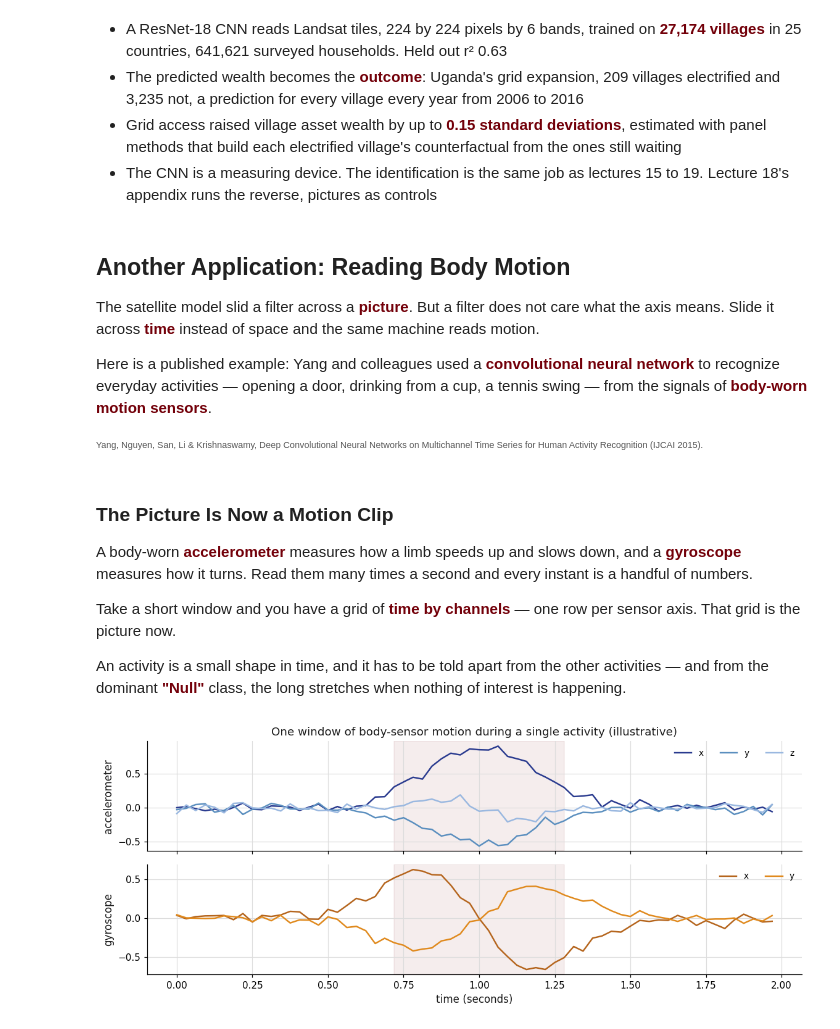
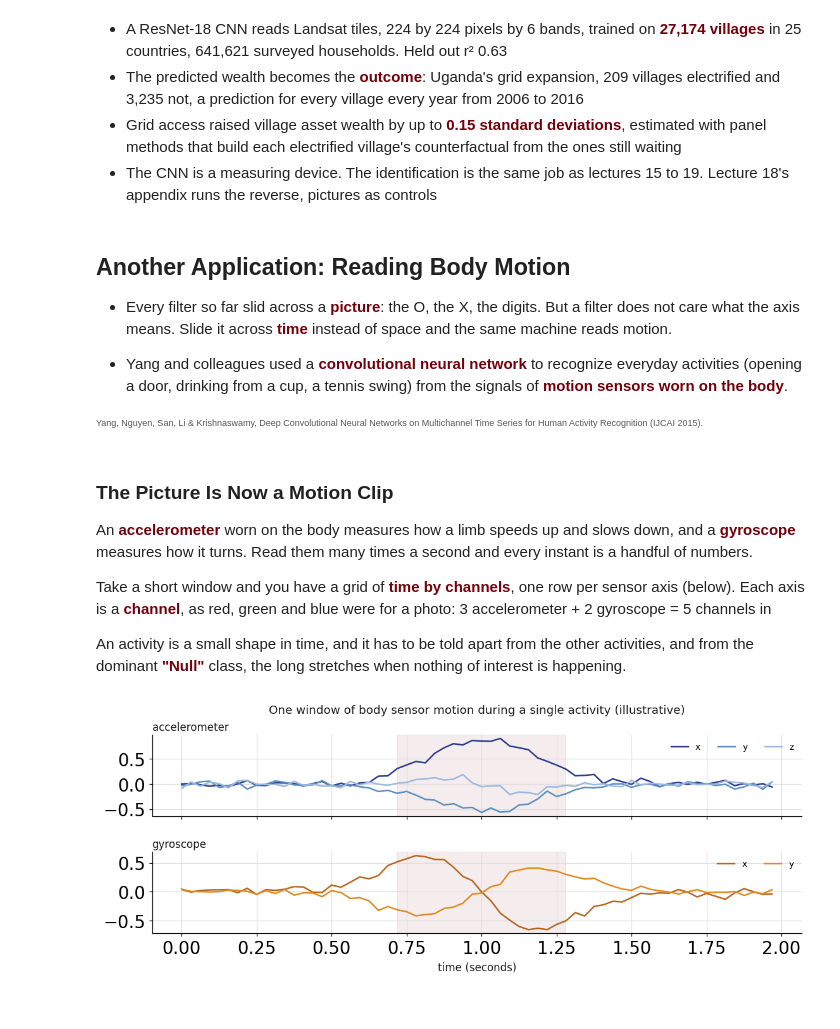
Before and after one commit to Applied-Econometric-Methods/ECON594-Causal-Machine-Learning, a Jupyter notebook: Lectures/13-Convolutional-Neural-Networks.ipynb, the cells around one changed output. Cells and saved outputs as stored; diff of their text form; code cells hidden in the pictures.

```diff
--- a/Lectures/13-Convolutional-Neural-Networks.ipynb
+++ b/Lectures/13-Convolutional-Neural-Networks.ipynb
@@ -905,0 +946,3 @@ note(ax, 8.1, -6.3, "3 + 0 + 0 = %g, then the bias" % total, fs=12.5, ha="center
+# %%
+fig, ax = frame((13.8, 4.8), (-0.3, 26.6), (-8.15, 1.0))
+_ = color_pipeline(ax, RED_O, CFILTER, cell=0.5)
@@ -1100,0 +1314,31 @@ pass 5   held back digits read correctly: 91.2%
+# %%
+fig, ax = frame((12.8, 4.9), (-0.4, 14.6), (-5.4, 1.3))
+a = code_line(ax, 0.4, 0.75, [("nn.Linear(", chh.INK), ("in_features=676", IN_C), (", ", chh.INK),
+                              ("out_features=10", OUT_C), (")", chh.INK)])
+with torch.no_grad():
+    pooled_maps = digits.pool(F.relu(digits.conv(Xtr[k3:k3 + 1])))[0].numpy()
+    raw = digits(Xtr[k3:k3 + 1])[0].numpy()
+# four pooled maps, then laid end to end
+for f in range(4):
+    x0 = 0.4 + f * 1.25
+    ax.imshow(pooled_maps[f], cmap="Blues", extent=(x0, x0 + 1.0, -2.0, -1.0), zorder=3)
+    ax.add_patch(plt.Rectangle((x0, -2.0), 1.0, 1.0, fill=False, edgecolor=POOL, lw=1.4, zorder=4))
+note(ax, 2.7, -0.55, "4 pooled maps, 13 by 13", fs=10.5, ha="center", color=chh.INK)
+arrow(ax, (2.7, -2.15), (2.7, -2.75), lw=1.6)
+col = pooled_maps.reshape(-1)
+ax.imshow(col[None, :], cmap="Blues", aspect="auto", extent=(0.4, 5.0, -3.25, -2.9), zorder=3)
+ax.add_patch(plt.Rectangle((0.4, -3.25), 4.6, 0.35, fill=False, edgecolor=IN_C, lw=2.2, zorder=4))
+note(ax, 2.7, -3.65, "laid end to end: 4 x 13 x 13 = 676 numbers", fs=10.5, ha="center",
+     color=IN_C, weight="bold")
+arrow(ax, (a[1][0], a[1][1] - 0.05), (5.05, -2.95), color=IN_C, lw=1.8, rad=-0.5)
+# the ten outputs
+arrow(ax, (5.3, -3.07), (7.6, -2.1), color=chh.MADRID, lw=1.8)
+note(ax, 6.3, -2.2, "676 weights\n+ 1 bias\nper output", fs=9.5, ha="center", va="bottom", color=chh.MADRID)
+for d in range(10):
+    y = -0.55 - d * 0.44
+    value_box(ax, 8.4, y, "%+.1f" % raw[d], OUT_C, fs=9, w=0.9, h=0.36)
+    note(ax, 9.0, y, "digit %d" % d, fs=9.5, color=chh.FITLINE if d == raw.argmax() else chh.INK,
+         weight="bold" if d == raw.argmax() else None)
+arrow(ax, (a[3][0], a[3][1] - 0.05), (8.4, -0.32), color=OUT_C, lw=1.8)
+note(ax, 10.4, -2.6, "10 raw outputs for the 3\nthe largest is digit %d" % raw.argmax(), fs=11,
+     ha="left", color=OUT_C, weight="bold")
@@ -1302,19 +1592,19 @@ Ratledge, Cadamuro, de la Cuesta, Stigler and Burke (2022), *Nature* 611, 491 to
 # %% [markdown]
 ## Another Application: Reading Body Motion
 
-The satellite model slid a filter across a <b style="color:#73000A;">picture</b>. But a filter does not care what the axis means. Slide it across <b style="color:#73000A;">time</b> instead of space and the same machine reads motion.
+- Every filter so far slid across a <b style="color:#73000A;">picture</b>: the O, the X, the digits. But a filter does not care what the axis means. Slide it across <b style="color:#73000A;">time</b> instead of space and the same machine reads motion.
 
-Here is a published example: Yang and colleagues used a <b style="color:#73000A;">convolutional neural network</b> to recognize everyday activities — opening a door, drinking from a cup, a tennis swing — from the signals of <b style="color:#73000A;">body-worn motion sensors</b>.
+- Yang and colleagues used a <b style="color:#73000A;">convolutional neural network</b> to recognize everyday activities (opening a door, drinking from a cup, a tennis swing) from the signals of <b style="color:#73000A;">motion sensors worn on the body</b>.
 
 <span style="font-size:60%;color:#555;">Yang, Nguyen, San, Li &amp; Krishnaswamy, Deep Convolutional Neural Networks on Multichannel Time Series for Human Activity Recognition (IJCAI 2015).</span>
 # %% [markdown]
 ### The Picture Is Now a Motion Clip
 
-A body-worn <b style="color:#73000A;">accelerometer</b> measures how a limb speeds up and slows down, and a <b style="color:#73000A;">gyroscope</b> measures how it turns. Read them many times a second and every instant is a handful of numbers.
+An <b style="color:#73000A;">accelerometer</b> worn on the body measures how a limb speeds up and slows down, and a <b style="color:#73000A;">gyroscope</b> measures how it turns. Read them many times a second and every instant is a handful of numbers.
 
-Take a short window and you have a grid of <b style="color:#73000A;">time by channels</b> — one row per sensor axis. That grid is the picture now.
+Take a short window and you have a grid of <b style="color:#73000A;">time by channels</b>, one row per sensor axis (below). Each axis is a <b style="color:#73000A;">channel</b>, as red, green and blue were for a photo: 3 accelerometer + 2 gyroscope = 5 channels in
 
-An activity is a small shape in time, and it has to be told apart from the other activities — and from the dominant <b style="color:#73000A;">"Null"</b> class, the long stretches when nothing of interest is happening.
+An activity is a small shape in time, and it has to be told apart from the other activities, and from the dominant <b style="color:#73000A;">"Null"</b> class, the long stretches when nothing of interest is happening.
 # %%
 import numpy as np
 import matplotlib.pyplot as plt
@@ -1337,34 +1627,34 @@ d_bump = np.gradient(bump) * fs
 ax_ = 0.9 * bump + 0.05 * rng.standard_normal(n)                         # accel x: the swing
 ay_ = -0.5 * bump + 0.05 * rng.standard_normal(n)                        # accel y
 az_ = 0.2 * np.sin(2 * np.pi * 1.5 * t) * bump + 0.05 * rng.standard_normal(n)  # accel z
 gx_ = 0.20 * d_bump + 0.04 * rng.standard_normal(n)                      # gyro x
 gy_ = -0.12 * d_bump + 0.04 * rng.standard_normal(n)                     # gyro y
 
 SEG = np.column_stack([ax_, ay_, az_, gx_, gy_])   # (n, 5); reused by the next figure
 
 MADRID, INK, GRID = "#73000A", "#1A1A1A", "#DDDDDD"
 acc_c = ["#2A3B8F", "#5B8FBF", "#9AB8E0"]
 gyr_c = ["#B5651D", "#E08A1E"]
 on = np.where(bump > 0.25)[0]
 
 fig, axs = plt.subplots(2, 1, figsize=(10.6, 4.4), dpi=110, sharex=True)
 fig.patch.set_facecolor("white")
 for ax, title, data, cols, labs in [
         (axs[0], "accelerometer", SEG[:, :3], acc_c, ["x", "y", "z"]),
         (axs[1], "gyroscope",     SEG[:, 3:], gyr_c, ["x", "y"])]:
     ax.set_facecolor("white")
     if len(on):
         ax.axvspan(t[on[0]], t[on[-1]], color=MADRID, alpha=0.07, zorder=0)
     for j, lab in enumerate(labs):
         ax.plot(t, data[:, j], color=cols[j], lw=1.6, label=lab)
-    ax.set_ylabel(title, fontsize=11, color=INK)
+    ax.text(0, 1.02, title, transform=ax.transAxes, ha="left", va="bottom", fontsize=11, color=INK)
     ax.grid(True, color=GRID, lw=0.8); ax.set_axisbelow(True)
     for sp in ("top", "right"):
         ax.spines[sp].set_visible(False)
     ax.legend(loc="upper right", fontsize=9, ncol=3, frameon=False)
 axs[1].set_xlabel("time (seconds)", fontsize=11, color=INK)
-axs[0].set_title("One window of body-sensor motion during a single activity (illustrative)",
-                 fontsize=12, color=INK)
+axs[0].set_title("One window of body sensor motion during a single activity (illustrative)",
+                 fontsize=12, color=INK, pad=22)
 fig.tight_layout()
 # %% [output]
-[figure, old version]
+[figure, new version]
```
Also changed, not shown: parts of 53 cells of this notebook.
